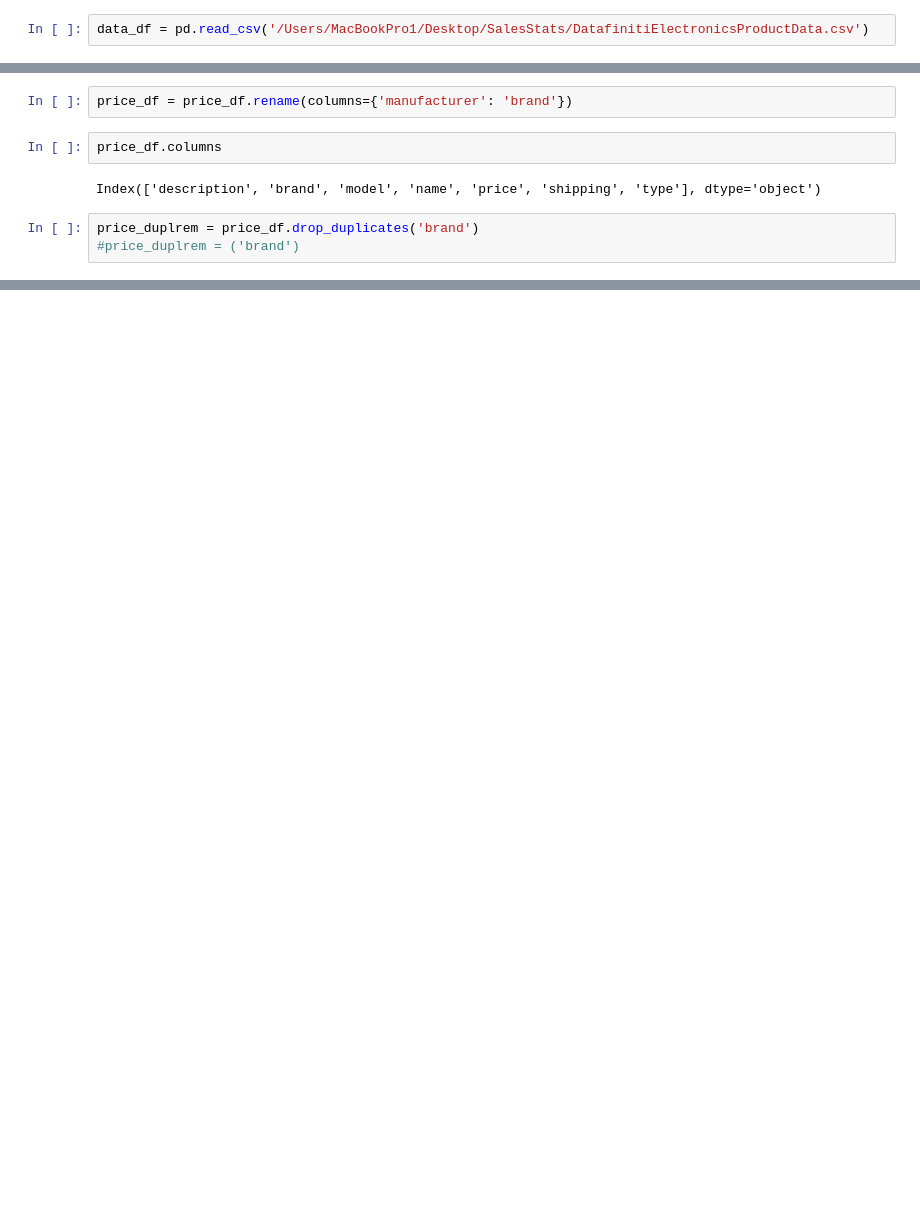
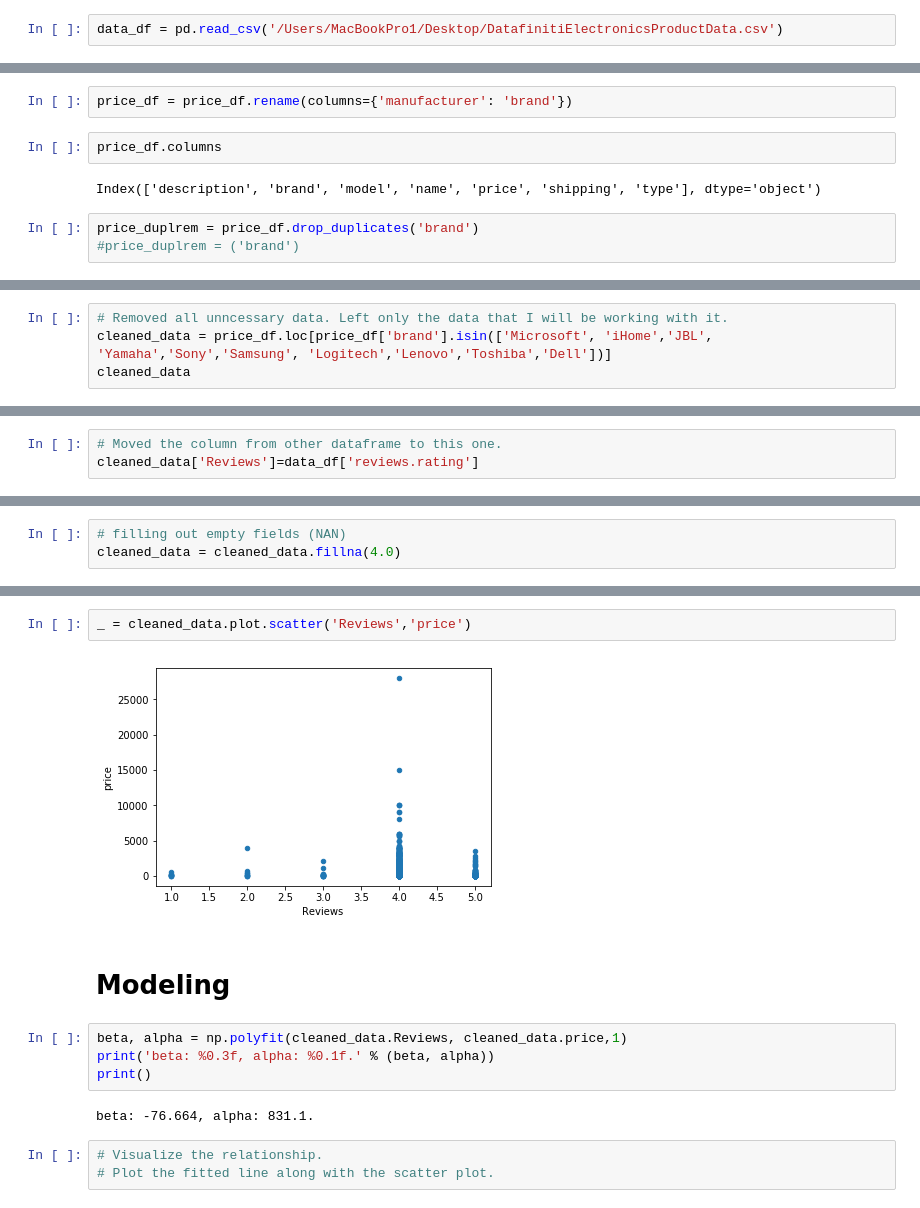
Before and after one commit to Data-Science-Proj/SalesStats, a Jupyter notebook: Explanatory analysis for Question 3.ipynb, the cells around one changed output, grey strips where cells are left out. Drawn from its saved outputs; the diff is of its cells as text; blank space fills up the shorter version.

Commit message:
Final dataframe setup compleated, regression line and created modeling for question

```diff
--- a/Explanatory analysis for Question 3.ipynb
+++ b/Explanatory analysis for Question 3.ipynb
@@ -5,5 +10,5 @@ import seaborn as sns
 # %%
-data_df = pd.read_csv('/Users/MacBookPro1/Desktop/SalesStats/DatafinitiElectronicsProductData.csv')
+data_df = pd.read_csv('/Users/MacBookPro1/Desktop/DatafinitiElectronicsProductData.csv')
 # %%
 price_df = pd.read_json('https://raw.githubusercontent.com/BestBuyAPIs/open-data-set/master/products.json')
 # %%
@@ -107,3 +132,7 @@ plt.xlabel('Brand Name', fontsize=15)
 plt.show()
 # %% [output]
 [figure]
+# %%
+# Removed all unncessary data. Left only the data that I will be working with it.
+cleaned_data = price_df.loc[price_df['brand'].isin(['Microsoft', 'iHome','JBL', 'Yamaha','Sony','Samsung', 'Logitech','Lenovo','Toshiba','Dell'])]
+cleaned_data
@@ -109,0 +158,3 @@ plt.show()
+# %%
+# Moved the column from other dataframe to this one.
+cleaned_data['Reviews']=data_df['reviews.rating']
@@ -109,0 +182,3 @@ plt.show()
+# %%
+# filling out empty fields (NAN)
+cleaned_data = cleaned_data.fillna(4.0)
@@ -109,0 +202,15 @@ plt.show()
+# %%
+_ = cleaned_data.plot.scatter('Reviews','price')
+# %% [output]
+[figure, added]
+# %% [markdown]
+# Modeling
+# %%
+beta, alpha = np.polyfit(cleaned_data.Reviews, cleaned_data.price,1)
+print('beta: %0.3f, alpha: %0.1f.' % (beta, alpha))
+print()
+# %% [output]
+beta: -76.664, alpha: 831.1.
+# %%
+# Visualize the relationship.
+# Plot the fitted line along with the scatter plot.
```
Also changed, not shown: parts of 12 cells of this notebook.
